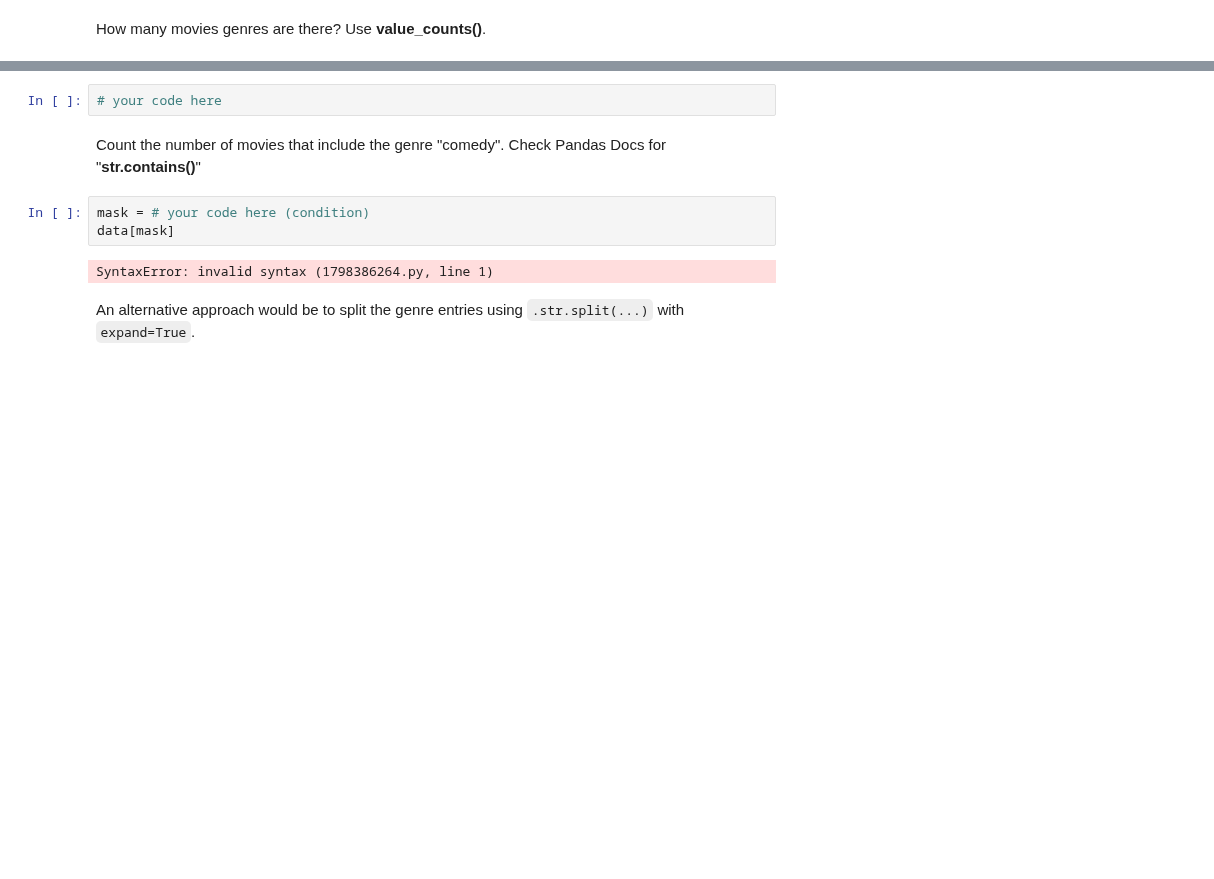
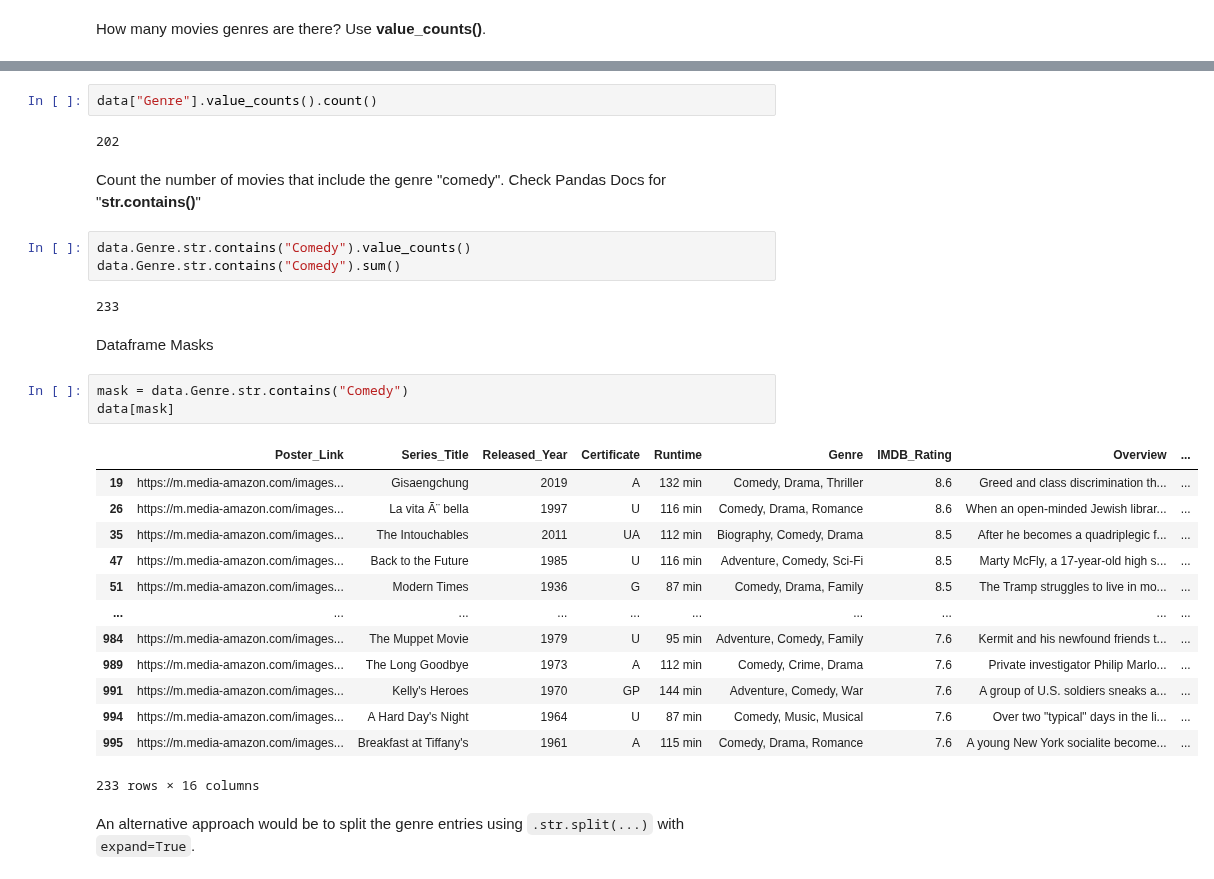
Before and after one commit to Knerten0815/data_science_course, a Jupyter notebook: notebooks/Moodle notebooks/data_science_live_coding_mmi_02_template.ipynb, the cells around one changed output, grey strips where cells are left out. Cells and saved outputs as stored; diff of their text form; blank space fills up the shorter version.

Commit message:
Live coding session 17.04.2024

```diff
--- a/notebooks/Moodle notebooks/data_science_live_coding_mmi_02_template.ipynb
+++ b/notebooks/Moodle notebooks/data_science_live_coding_mmi_02_template.ipynb
@@ -56,12 +143,33 @@ How many movies genres are there? Use **value_counts()**.
 # %%
-# your code here
+data["Genre"].value_counts().count()
+# %% [output]
+202
 # %% [markdown]
 Count the number of movies that include the genre "comedy". Check Pandas Docs for "**str.contains()**"
+# %%
+data.Genre.str.contains("Comedy").value_counts()
+data.Genre.str.contains("Comedy").sum()
+# %% [output]
+233
+# %% [markdown]
+Dataframe Masks
 # %%
-mask = # your code here (condition)
+mask = data.Genre.str.contains("Comedy")
 data[mask]
 # %% [output]
+|  | Poster_Link | Series_Title | Released_Year | Certificate | Runtime | Genre | IMDB_Rating | Overview | ... |
+| 19 | https://m.media-amazon.com/images... | Gisaengchung | 2019 | A | 132 min | Comedy, Drama, Thriller | 8.6 | Greed and class discrimination th... | ... |
+| 26 | https://m.media-amazon.com/images... | La vita Ã¨ bella | 1997 | U | 116 min | Comedy, Drama, Romance | 8.6 | When an open-minded Jewish librar... | ... |
+| 35 | https://m.media-amazon.com/images... | The Intouchables | 2011 | UA | 112 min | Biography, Comedy, Drama | 8.5 | After he becomes a quadriplegic f... | ... |
+| 47 | https://m.media-amazon.com/images... | Back to the Future | 1985 | U | 116 min | Adventure, Comedy, Sci-Fi | 8.5 | Marty McFly, a 17-year-old high s... | ... |
+| 51 | https://m.media-amazon.com/images... | Modern Times | 1936 | G | 87 min | Comedy, Drama, Family | 8.5 | The Tramp struggles to live in mo... | ... |
+| ... | ... | ... | ... | ... | ... | ... | ... | ... | ... |
+| 984 | https://m.media-amazon.com/images... | The Muppet Movie | 1979 | U | 95 min | Adventure, Comedy, Family | 7.6 | Kermit and his newfound friends t... | ... |
+| 989 | https://m.media-amazon.com/images... | The Long Goodbye | 1973 | A | 112 min | Comedy, Crime, Drama | 7.6 | Private investigator Philip Marlo... | ... |
+| 991 | https://m.media-amazon.com/images... | Kelly's Heroes | 1970 | GP | 144 min | Adventure, Comedy, War | 7.6 | A group of U.S. soldiers sneaks a... | ... |
+| 994 | https://m.media-amazon.com/images... | A Hard Day's Night | 1964 | U | 87 min | Comedy, Music, Musical | 7.6 | Over two "typical" days in the li... | ... |
+| 995 | https://m.media-amazon.com/images... | Breakfast at Tiffany's | 1961 | A | 115 min | Comedy, Drama, Romance | 7.6 | A young New York socialite become... | ... |
-SyntaxError: invalid syntax (1798386264.py, line 1)
+233 rows × 16 columns
 # %% [markdown]
 An alternative approach would be to split the genre entries using `.str.split(...)` with `expand=True`.
 # %%
```
Also changed, not shown: parts of 19 cells of this notebook.
